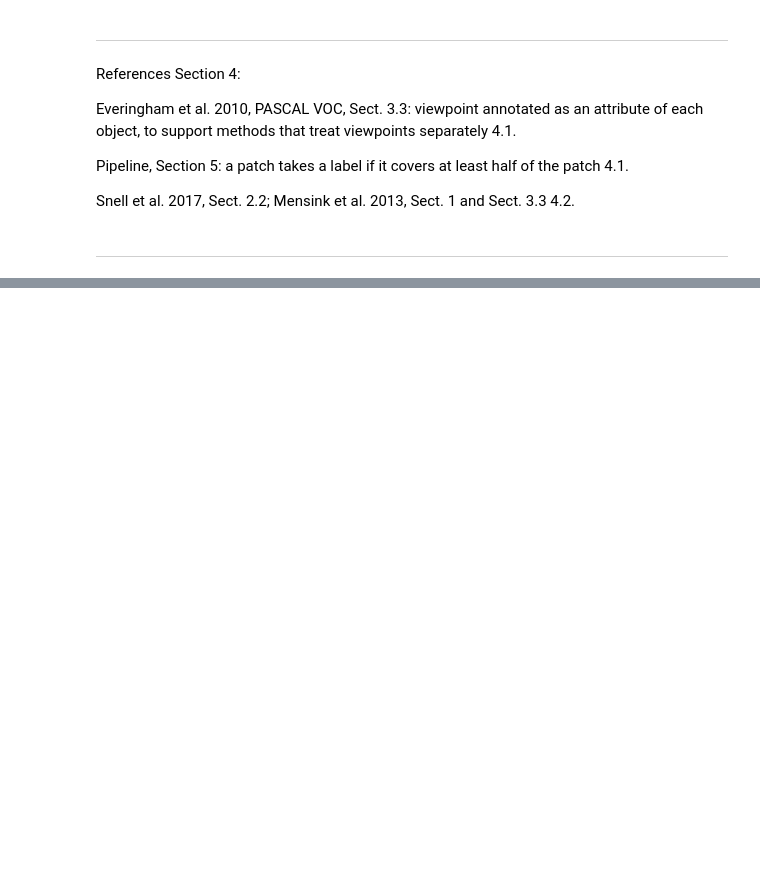
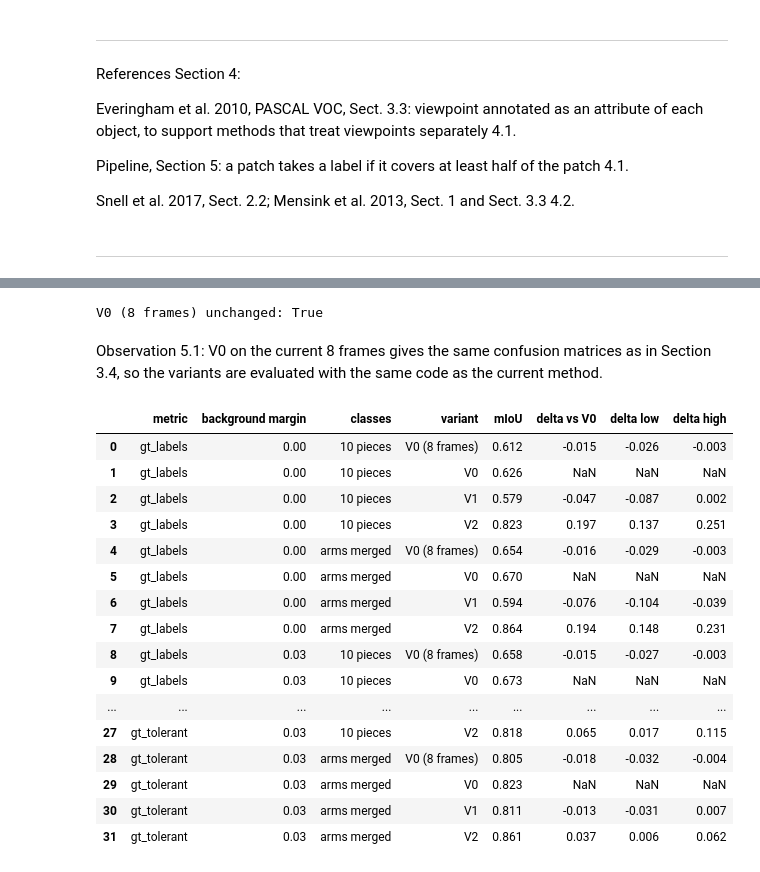
Before and after one commit to xrushofblood/vad_project, a Jupyter notebook: notebooks/phase_1_multi_prototype_study.ipynb, the cells around one changed output, grey strips where cells are left out. Drawn from its saved outputs; the diff is of its cells as text; code cells hidden in the pictures; blank space fills up the shorter version.

```diff
--- a/notebooks/phase_1_multi_prototype_study.ipynb
+++ b/notebooks/phase_1_multi_prototype_study.ipynb
@@ -448,0 +512,61 @@ Snell et al. 2017, Sect. 2.2; Mensink et al. 2013, Sect. 1 and Sect. 3.3 4.2.
+# %%
+# 5.1 Class similarities of every validation frame for every variant, computed once and then labelled
+# for each background margin (same result as calling predict for each margin, without repeating the slow step)
+SIMILARITIES = {name: [class_similarities(val["features"], prototypes, owners, chunk=PROTOTYPE_CHUNK)
+                       for val in VALIDATION_FRAMES]
+                for name, (prototypes, owners) in VARIANTS.items()}
+
+
+def variant_confusions(name, margin, gt_key="gt_labels"):
+    """Per-frame confusion matrices of one variant at one background margin."""
+    return [confusion_matrix(val[gt_key], assign_labels(similarities, margin))
+            for val, similarities in zip(VALIDATION_FRAMES, SIMILARITIES[name])]
+
+
+CONF = {(name, gt_key, margin): variant_confusions(name, margin, gt_key)
+        for name in VARIANTS for gt_key in ["gt_labels", "gt_tolerant"] for margin in EVAL_MARGINS}
+
+# Check: V0 on the 8 current frames gives the confusion matrices of Section 3.4
+print("V0 (8 frames) unchanged:", all(np.array_equal(a, b) for a, b in
+                                      zip(CONF[("V0 (8 frames)", "gt_labels", CONFIDENCE_MARGIN)], conf_v0["gt_labels"])))
+# %% [output]
+V0 (8 frames) unchanged: True
+# %% [markdown]
+Observation 5.1: V0 on the current 8 frames gives the same confusion matrices as in Section 3.4, so the variants are evaluated with the same code as the current method.
+# %%
+# 5.2 mIoU of every variant and paired difference with V0 (10 frames)
+rows = []
+for gt_key in ["gt_labels", "gt_tolerant"]:
+    for margin in EVAL_MARGINS:
+        for merge in [False, True]:
+            reference = CONF[("V0", gt_key, margin)]
+            reference_boot = bootstrap_miou(reference, EXCLUDED, BOOTSTRAP_INDICES, merge)
+            for name in VARIANTS:
+                c = CONF[(name, gt_key, margin)]
+                row = {"metric": gt_key, "background margin": margin,
+                       "classes": "arms merged" if merge else "10 pieces", "variant": name,
+                       "mIoU": frame_miou(c, EXCLUDED, merge=merge)}
+                if name != "V0":
+                    low, high = percentile_interval(bootstrap_miou(c, EXCLUDED, BOOTSTRAP_INDICES, merge) - reference_boot)
+                    row.update({"delta vs V0": row["mIoU"] - frame_miou(reference, EXCLUDED, merge=merge),
+                                "delta low": low, "delta high": high})
+                rows.append(row)
+display(pd.DataFrame(rows).round(3))
+# %% [output]
+|  | metric | background margin | classes | variant | mIoU | delta vs V0 | delta low | delta high |
+| 0 | gt_labels | 0.00 | 10 pieces | V0 (8 frames) | 0.612 | -0.015 | -0.026 | -0.003 |
+| 1 | gt_labels | 0.00 | 10 pieces | V0 | 0.626 | NaN | NaN | NaN |
+| 2 | gt_labels | 0.00 | 10 pieces | V1 | 0.579 | -0.047 | -0.087 | 0.002 |
+| 3 | gt_labels | 0.00 | 10 pieces | V2 | 0.823 | 0.197 | 0.137 | 0.251 |
+| 4 | gt_labels | 0.00 | arms merged | V0 (8 frames) | 0.654 | -0.016 | -0.029 | -0.003 |
+| 5 | gt_labels | 0.00 | arms merged | V0 | 0.670 | NaN | NaN | NaN |
+| 6 | gt_labels | 0.00 | arms merged | V1 | 0.594 | -0.076 | -0.104 | -0.039 |
+| 7 | gt_labels | 0.00 | arms merged | V2 | 0.864 | 0.194 | 0.148 | 0.231 |
+| 8 | gt_labels | 0.03 | 10 pieces | V0 (8 frames) | 0.658 | -0.015 | -0.027 | -0.003 |
+| 9 | gt_labels | 0.03 | 10 pieces | V0 | 0.673 | NaN | NaN | NaN |
+| ... | ... | ... | ... | ... | ... | ... | ... | ... |
+| 27 | gt_tolerant | 0.03 | 10 pieces | V2 | 0.818 | 0.065 | 0.017 | 0.115 |
+| 28 | gt_tolerant | 0.03 | arms merged | V0 (8 frames) | 0.805 | -0.018 | -0.032 | -0.004 |
+| 29 | gt_tolerant | 0.03 | arms merged | V0 | 0.823 | NaN | NaN | NaN |
+| 30 | gt_tolerant | 0.03 | arms merged | V1 | 0.811 | -0.013 | -0.031 | 0.007 |
+| 31 | gt_tolerant | 0.03 | arms merged | V2 | 0.861 | 0.037 | 0.006 | 0.062 |
```
Also changed, not shown: parts of 53 cells of this notebook, 1 other file.
